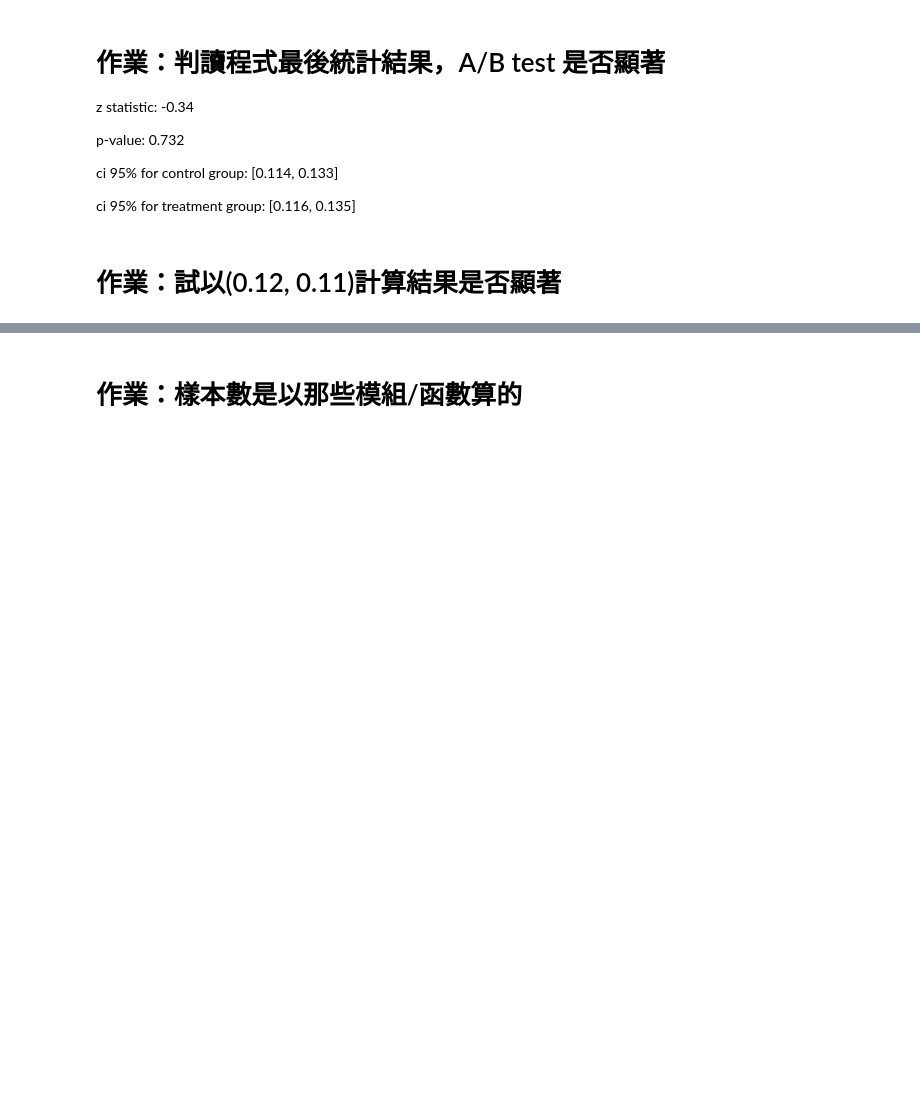
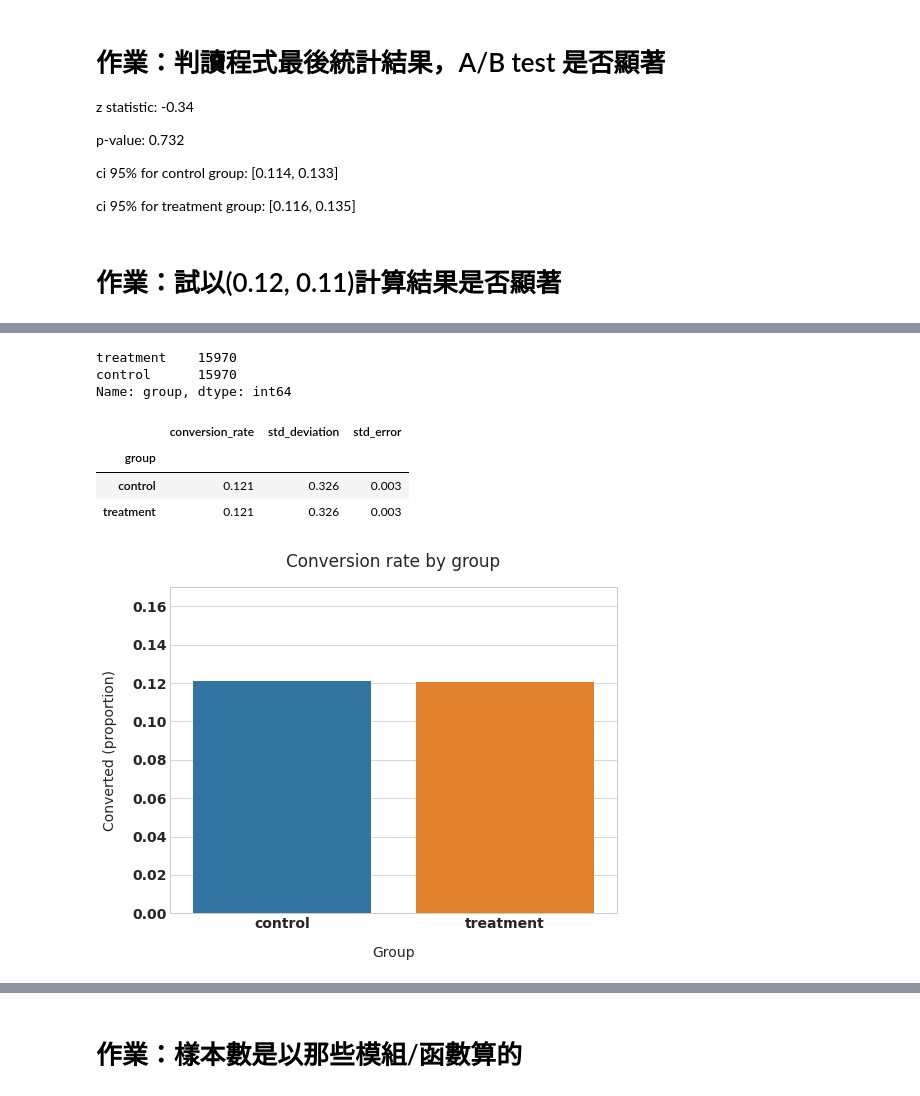
Before and after one commit to incu0830/DS40Days, a Jupyter notebook: homework/ABTestExercise_作業.ipynb, the cells around one changed output, grey strips where cells are left out. Cells and saved outputs as stored; diff of their text form; code cells hidden in the pictures; blank space fills up the shorter version.

```diff
--- a/homework/ABTestExercise_作業.ipynb
+++ b/homework/ABTestExercise_作業.ipynb
@@ -224,0 +262,5 @@ ci 95% for treatment group: [0.116, 0.135]
+# %%
+#展示實驗資料
+df = pd.read_csv(r'C:\Users\葉映彤\Documents\GitHub\ML100Days\homework\ab_data.csv')
+
+df.head()
@@ -224,0 +297,6 @@ ci 95% for treatment group: [0.116, 0.135]
+# %%
+#偵測重複出現使用者
+session_counts = df['user_id'].value_counts(ascending=False)
+multi_users = session_counts[session_counts > 1].count()
+
+print(f'There are {multi_users} users that appear multiple times in the dataset')
@@ -224,0 +305,6 @@ ci 95% for treatment group: [0.116, 0.135]
+# %%
+#除去重複出現使用者
+users_to_drop = session_counts[session_counts > 1].index
+
+df = df[~df['user_id'].isin(users_to_drop)]
+print(f'The updated dataset now has {df.shape[0]} entries')
@@ -224,0 +313,8 @@ ci 95% for treatment group: [0.116, 0.135]
+# %%
+#選取 控制組和實驗組各半 4720 * 2 = 9440
+control_sample = df[df['group'] == 'control'].sample(n=required_n, random_state=22)
+treatment_sample = df[df['group'] == 'treatment'].sample(n=required_n, random_state=22)
+
+ab_test = pd.concat([control_sample, treatment_sample], axis=0)
+ab_test.reset_index(drop=True, inplace=True)
+ab_test
@@ -224,0 +350,36 @@ ci 95% for treatment group: [0.116, 0.135]
+# %%
+#確認 ab_test 控制組實驗組各半
+ab_test['group'].value_counts()
+# %% [output]
+treatment    15970
+control      15970
+Name: group, dtype: int64
+# %%
+#計算conversion rate 平均值，標準差，標準誤
+conversion_rates = ab_test.groupby('group')['converted']
+
+std_p = lambda x: np.std(x, ddof=0)              # Std. deviation of the proportion
+se_p = lambda x: stats.sem(x, ddof=0)            # Std. error of the proportion (std / sqrt(n))
+
+conversion_rates = conversion_rates.agg([np.mean, std_p, se_p])
+conversion_rates.columns = ['conversion_rate', 'std_deviation', 'std_error']
+
+
+conversion_rates.style.format('{:.3f}')
+# %% [output]
+|  | conversion_rate | std_deviation | std_error |
+| group |  |  |  |
+| control | 0.121 | 0.326 | 0.003 |
+| treatment | 0.121 | 0.326 | 0.003 |
+# %%
+#繪出 conversion rate 棒狀圖
+plt.figure(figsize=(8,6))
+
+sns.barplot(x=ab_test['group'], y=ab_test['converted'], ci=False)
+
+plt.ylim(0, 0.17)
+plt.title('Conversion rate by group', pad=20)
+plt.xlabel('Group', labelpad=15)
+plt.ylabel('Converted (proportion)', labelpad=15);
+# %% [output]
+[figure, added]
```
Also changed, not shown: parts of 12 cells of this notebook.
